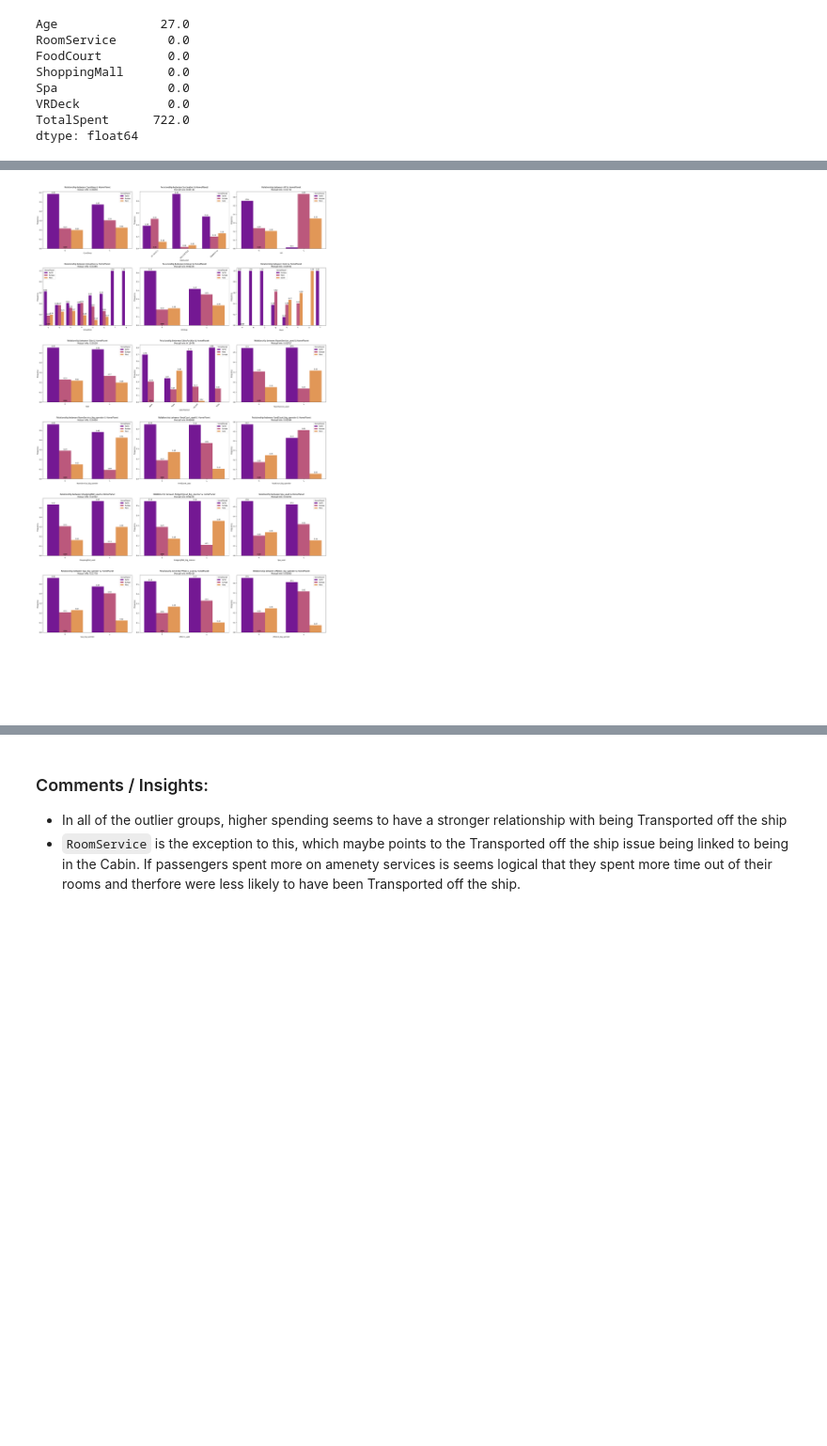
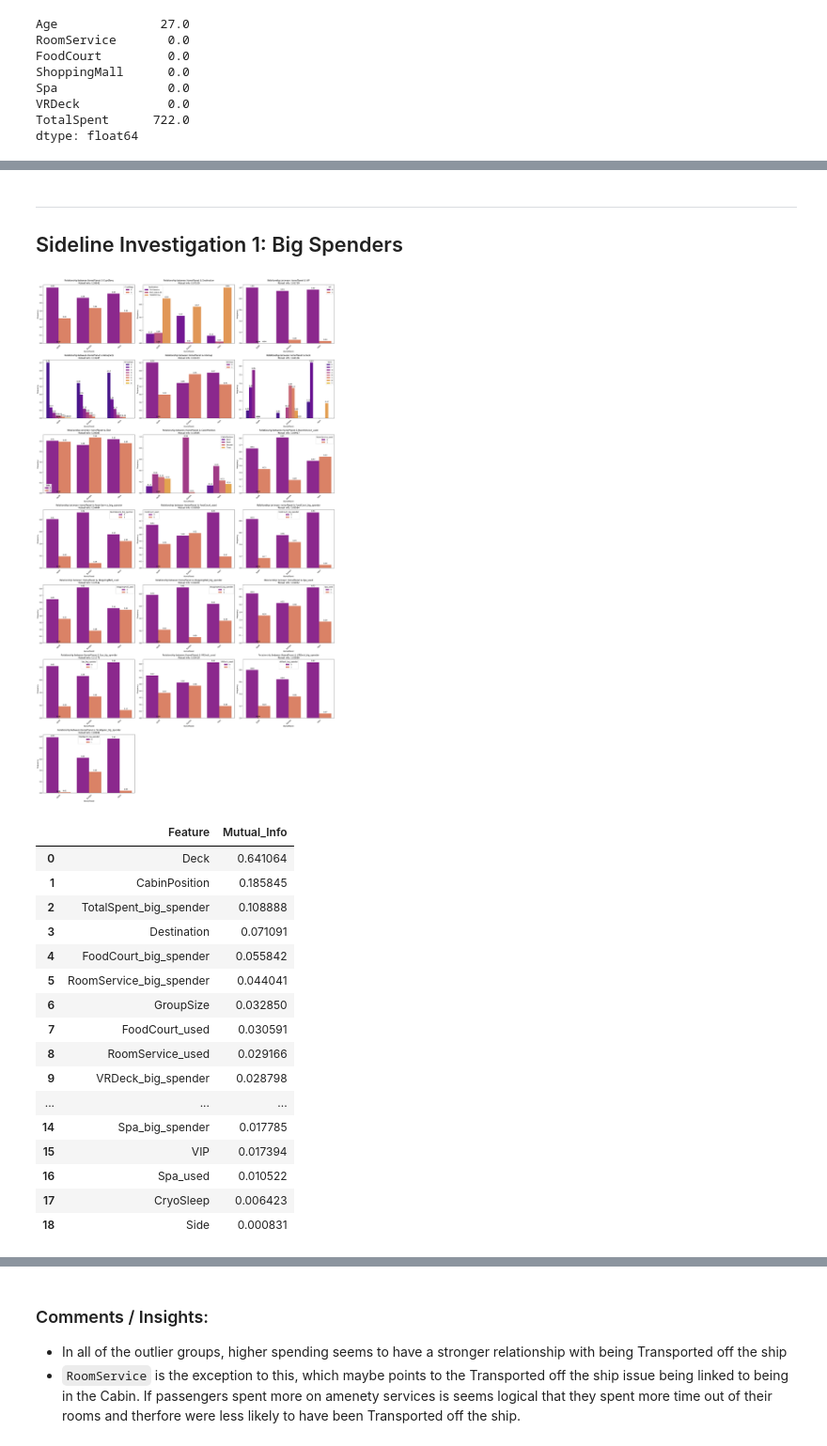
Before and after one commit to mailliwJ/spaceTitanic, a Jupyter notebook: notebooks/ep_I_clean_eda.ipynb, the cells around one changed output, grey strips where cells are left out. Shown at 94% size. Drawn from its saved outputs; the diff is of its cells as text; code cells hidden in the pictures; blank space fills up the shorter version.

```diff
--- a/notebooks/ep_I_clean_eda.ipynb
+++ b/notebooks/ep_I_clean_eda.ipynb
@@ -705,13 +712,0 @@ dtype: float64
-# %%
-fig, axes = plt.subplots(7, 3, figsize=(25, 45))
-axes = axes.flatten()
-
-for i, col in enumerate(cat_cols):
-    viz.categorical_relationships(train_set, 'Transported', col, relative_freq=True, show_values=True, group_size=8, ax=axes[i])
-
-if len(cat_cols) < len(axes):
-    for j in range(len(cat_cols), len(axes)):
-        axes[j].axis('off')
-
-plt.tight_layout()
-plt.show()
@@ -727,19 +750,27 @@ plt.show()
-# %%
-fig, axes = plt.subplots(7, 3, figsize=(25, 45))
-axes = axes.flatten()
-
-for i, col in enumerate(cat_cols):
-    if col != 'HomePlanet':
-        viz.categorical_relationships(train_set, col, 'HomePlanet', relative_freq=True, show_values=True, group_size=8, ax=axes[i])
-
-if len(cat_cols) < len(axes):
-    for j in range(len(cat_cols), len(axes)):
-        axes[j].axis('off')
-
-plt.tight_layout()
-plt.show()
-# %% [output]
-[figure, removed]
+# %% [markdown]
+---
+## Sideline Investigation 1: Big Spenders
+# %%
+viz.categorical_relationships(train_set, 'HomePlanet', [col for col in cat_cols if col != 'HomePlanet'], relative_freq=True, show_values=True, group_size=8)
+# %% [output]
+[figure, added]
+|  | Feature | Mutual_Info |
+| 0 | Deck | 0.641064 |
+| 1 | CabinPosition | 0.185845 |
+| 2 | TotalSpent_big_spender | 0.108888 |
+| 3 | Destination | 0.071091 |
+| 4 | FoodCourt_big_spender | 0.055842 |
+| 5 | RoomService_big_spender | 0.044041 |
+| 6 | GroupSize | 0.032850 |
+| 7 | FoodCourt_used | 0.030591 |
+| 8 | RoomService_used | 0.029166 |
+| 9 | VRDeck_big_spender | 0.028798 |
+| ... | ... | ... |
+| 14 | Spa_big_spender | 0.017785 |
+| 15 | VIP | 0.017394 |
+| 16 | Spa_used | 0.010522 |
+| 17 | CryoSleep | 0.006423 |
+| 18 | Side | 0.000831 |
 # %% [markdown]
 ---
 ## Numerical variables with Target
```
Also changed, not shown: parts of 22 cells of this notebook.
